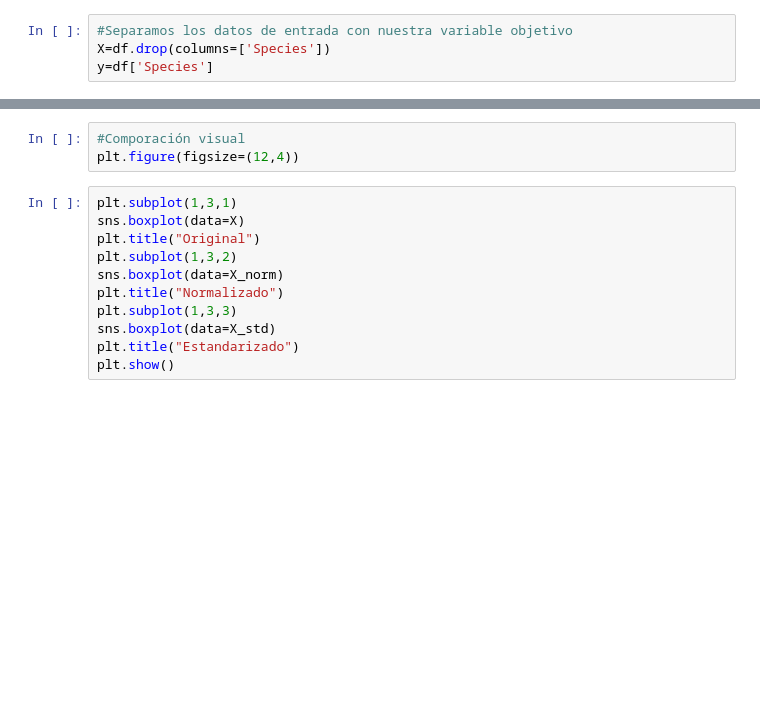
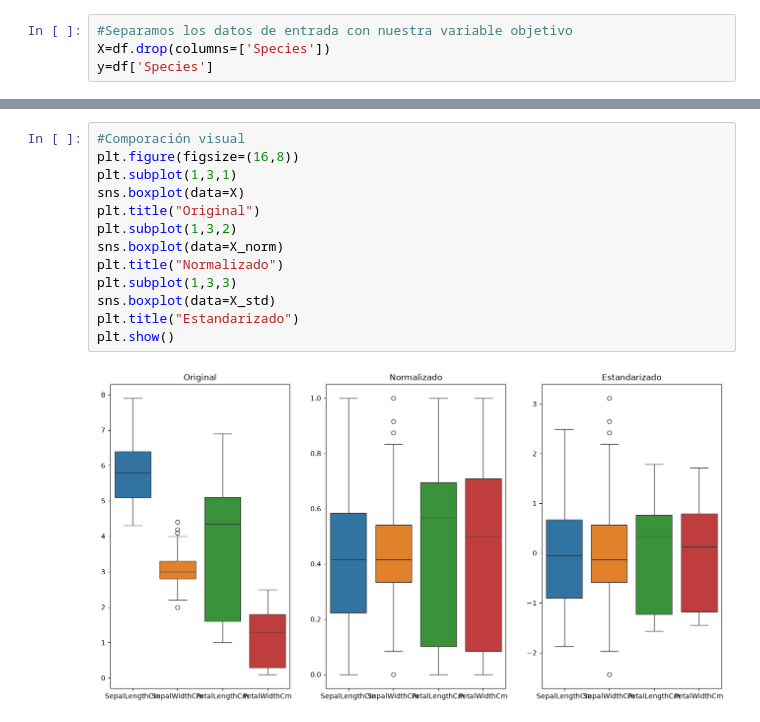
Before and after one commit to verdezotoandivel-ctrl/Fundamentos-de-machine-Learning, a Jupyter notebook: Ejercicio_Practico.ipynb, the cells around one changed output, grey strips where cells are left out. Saved outputs shown, nothing was run; the diff lists cells and outputs as text; blank space fills up the shorter version.

```diff
--- a/Ejercicio_Practico.ipynb
+++ b/Ejercicio_Practico.ipynb
@@ -94,14 +154,15 @@ X_std.head()
-# %%
-#Comporación visual
-plt.figure(figsize=(12,4))
 # %%
+#Comporación visual
+plt.figure(figsize=(16,8))
 plt.subplot(1,3,1)
 sns.boxplot(data=X)
 plt.title("Original")
 plt.subplot(1,3,2)
 sns.boxplot(data=X_norm)
 plt.title("Normalizado")
 plt.subplot(1,3,3)
 sns.boxplot(data=X_std)
 plt.title("Estandarizado")
 plt.show()
+# %% [output]
+[figure, added]
```
Also changed, not shown: parts of 17 cells of this notebook, 5 other files.
